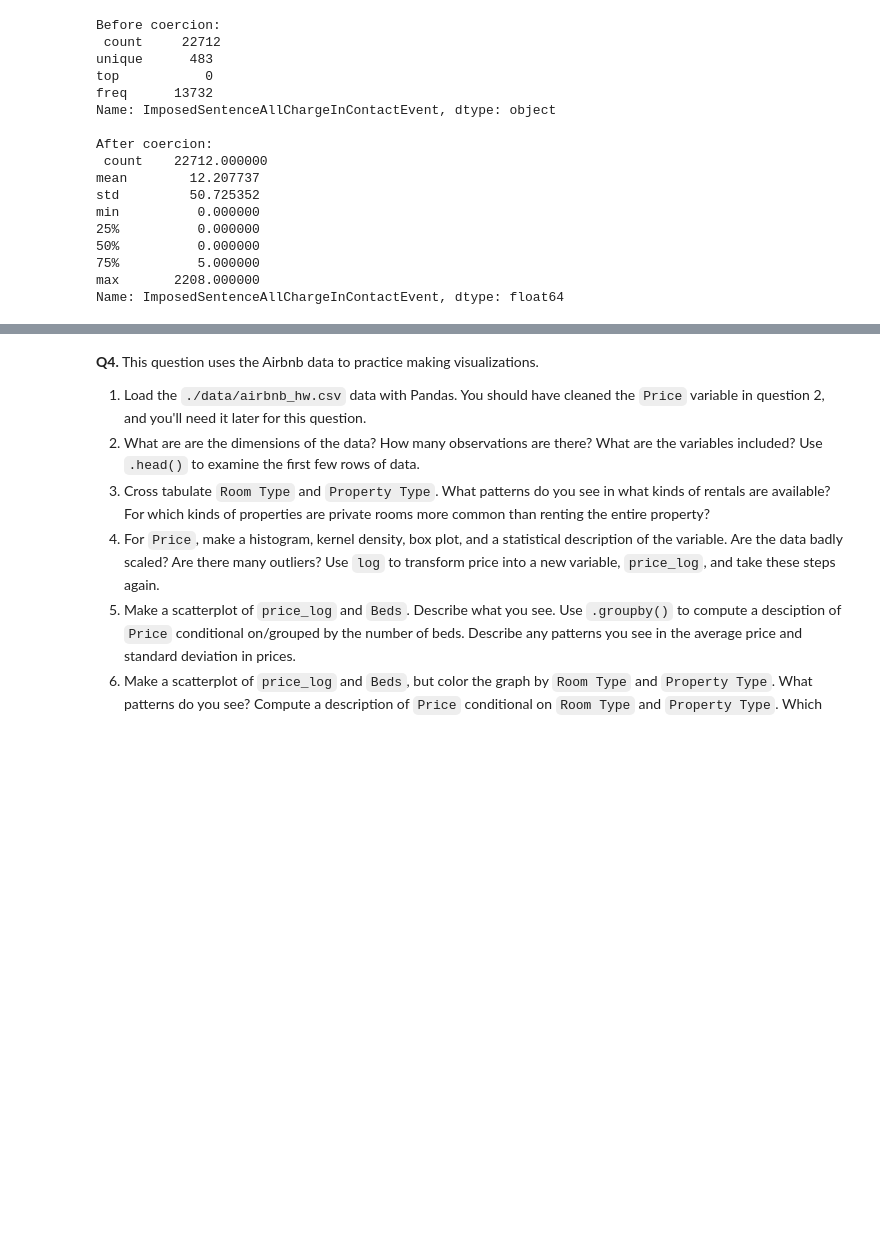
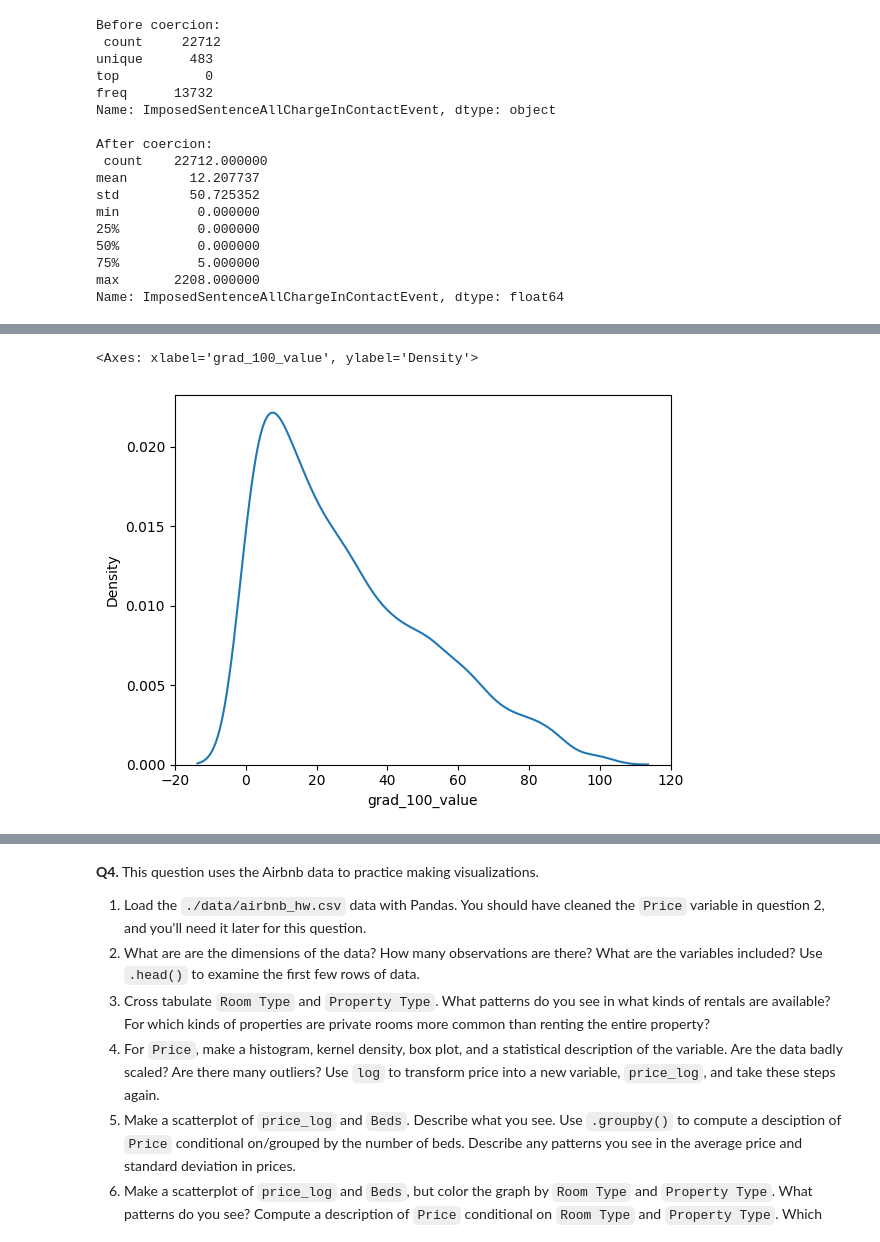
Before and after one commit to charlie-perez-35/DS3001-assignment2, a Jupyter notebook: assignment2.ipynb, the cells around one changed output, grey strips where cells are left out. Drawn from its saved outputs; the diff is of its cells as text; code cells hidden in the pictures; blank space fills up the shorter version.

```diff
--- a/assignment2.ipynb
+++ b/assignment2.ipynb
@@ -551,0 +641,5 @@ df = pd.read_csv(r'/content/assignment2/data/college_completion.csv', low_memory
+# %%
+sns.kdeplot(data=df,x=var)
+# %% [output]
+<Axes: xlabel='grad_100_value', ylabel='Density'>
+[figure, added]
```
Also changed, not shown: parts of 11 cells of this notebook.
